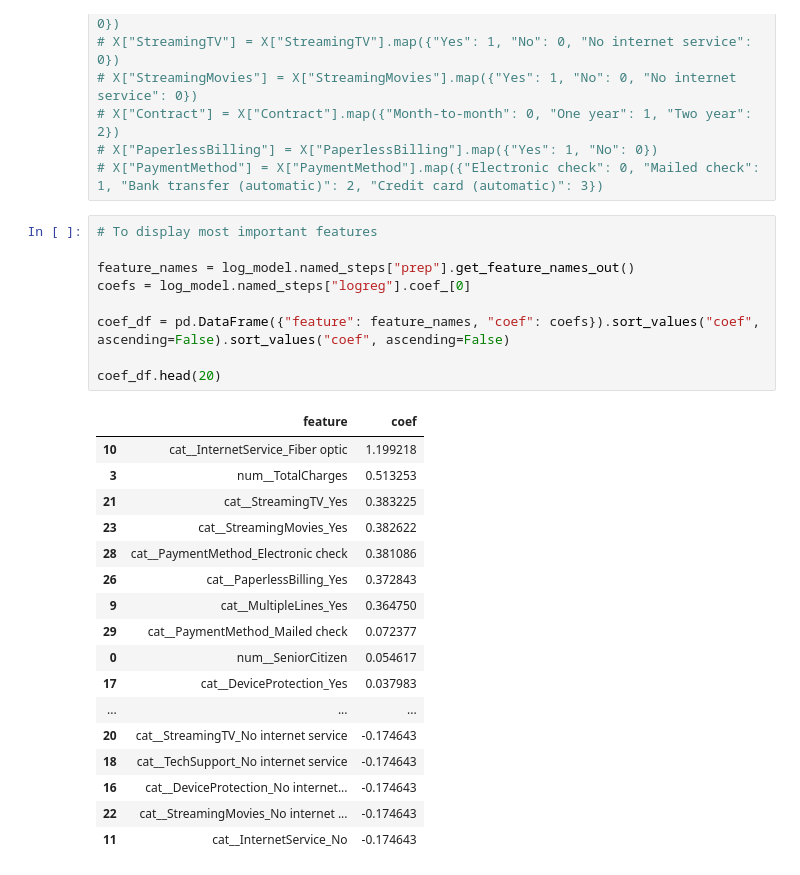
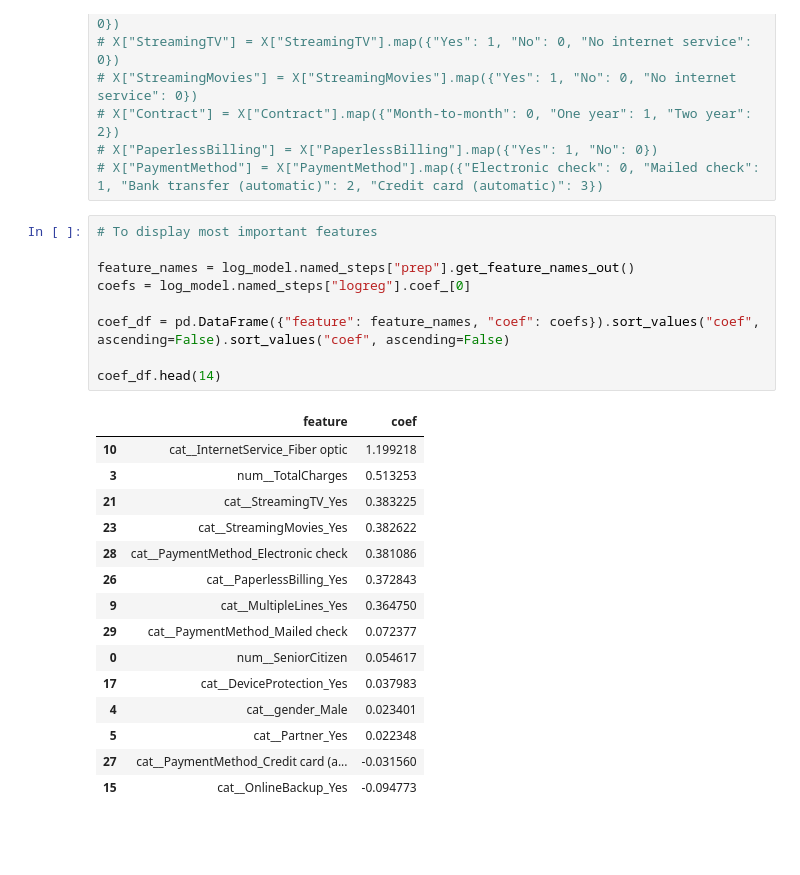
Before and after one commit to baclausen/anon_customer_exercise, a Jupyter notebook: joe_notebook.ipynb, the cells around one changed output. Drawn from its saved outputs; the diff is of its cells as text; blank space fills up the shorter version.

```diff
--- a/joe_notebook.ipynb
+++ b/joe_notebook.ipynb
@@ -211,27 +221,25 @@ Pipeline(steps=[('prep',
 # %%
 # To display most important features
 
 feature_names = log_model.named_steps["prep"].get_feature_names_out()
 coefs = log_model.named_steps["logreg"].coef_[0]
 
 coef_df = pd.DataFrame({"feature": feature_names, "coef": coefs}).sort_values("coef", ascending=False).sort_values("coef", ascending=False)
 
-coef_df.head(20)
+coef_df.head(14)
 # %% [output]
 |  | feature | coef |
 | 10 | cat__InternetService_Fiber optic | 1.199218 |
 | 3 | num__TotalCharges | 0.513253 |
 | 21 | cat__StreamingTV_Yes | 0.383225 |
 | 23 | cat__StreamingMovies_Yes | 0.382622 |
 | 28 | cat__PaymentMethod_Electronic check | 0.381086 |
 | 26 | cat__PaperlessBilling_Yes | 0.372843 |
 | 9 | cat__MultipleLines_Yes | 0.364750 |
 | 29 | cat__PaymentMethod_Mailed check | 0.072377 |
 | 0 | num__SeniorCitizen | 0.054617 |
 | 17 | cat__DeviceProtection_Yes | 0.037983 |
-| ... | ... | ... |
-| 20 | cat__StreamingTV_No internet service | -0.174643 |
-| 18 | cat__TechSupport_No internet service | -0.174643 |
-| 16 | cat__DeviceProtection_No internet... | -0.174643 |
-| 22 | cat__StreamingMovies_No internet ... | -0.174643 |
-| 11 | cat__InternetService_No | -0.174643 |
+| 4 | cat__gender_Male | 0.023401 |
+| 5 | cat__Partner_Yes | 0.022348 |
+| 27 | cat__PaymentMethod_Credit card (a... | -0.031560 |
+| 15 | cat__OnlineBackup_Yes | -0.094773 |
```
Also changed, not shown: parts of 13 cells of this notebook.
